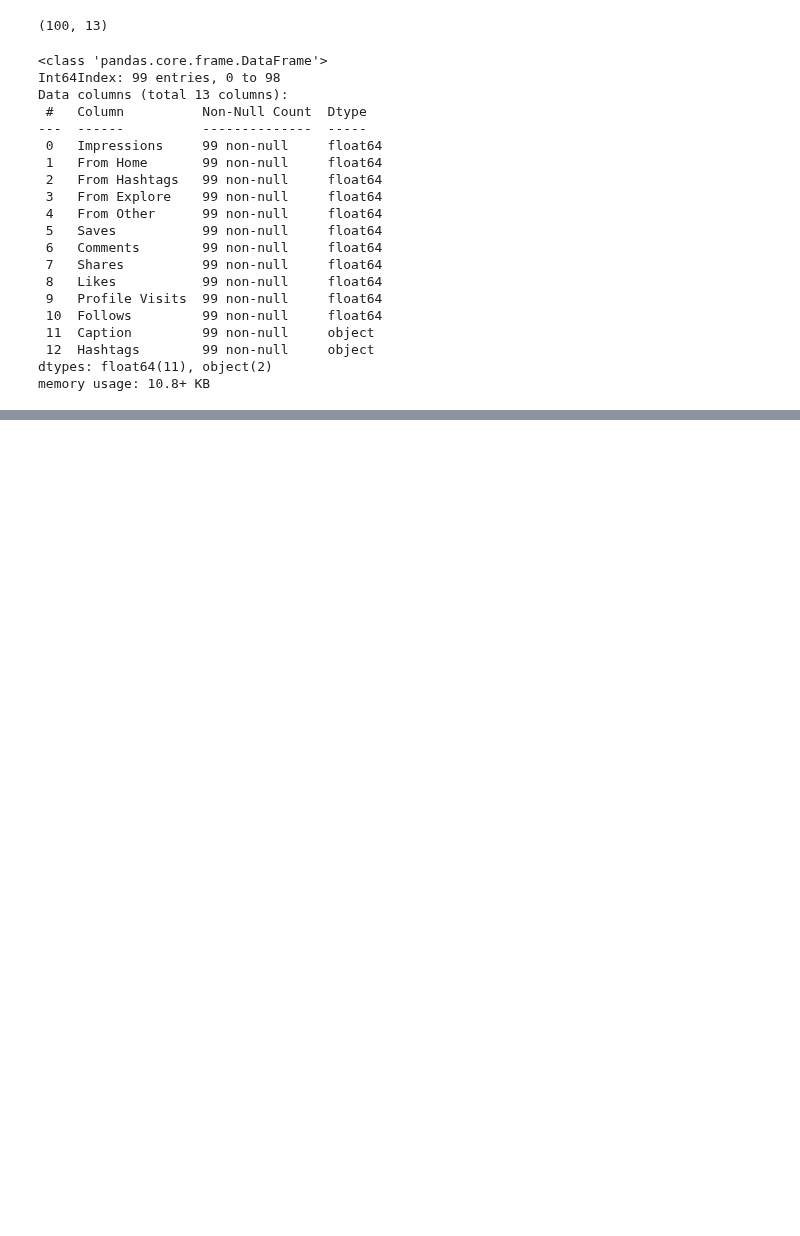
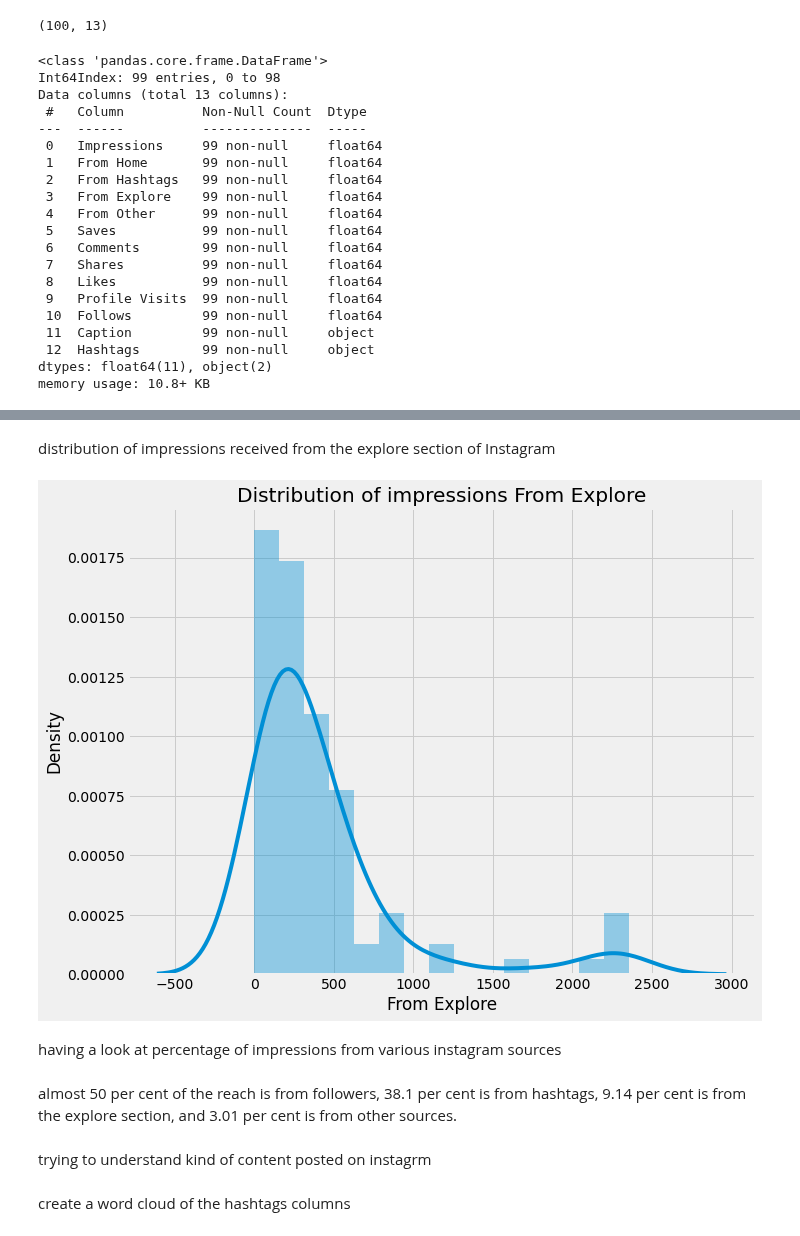
Before and after one commit to J-Kimani/DS, a Jupyter notebook: Projects/Instagram Reach Analysis/IRA.ipynb, the cells around one changed output, grey strips where cells are left out. Drawn from its saved outputs; the diff is of its cells as text; code cells hidden in the pictures; blank space fills up the shorter version.

```diff
--- a/Projects/Instagram Reach Analysis/IRA.ipynb
+++ b/Projects/Instagram Reach Analysis/IRA.ipynb
@@ -127,0 +150,9 @@ memory usage: 10.8+ KB
+# %% [markdown]
+distribution of impressions received from the explore section of Instagram
+# %%
+plt.figure(figsize= (10, 8))
+plt.title("Distribution of impressions From Explore")
+sn.distplot(df1["From Explore"])
+plt.show()
+# %% [output]
+[figure, added]
@@ -127,0 +163,2 @@ memory usage: 10.8+ KB
+# %% [markdown]
+having a look at percentage of impressions from various instagram sources
@@ -127,0 +178,6 @@ memory usage: 10.8+ KB
+# %% [markdown]
+almost 50 per cent of the reach is from followers, 38.1 per cent is from hashtags, 9.14 per cent is from the explore section, and 3.01 per cent is from other sources.
+# %% [markdown]
+trying to understand kind of content posted on instagrm
+# %% [markdown]
+create a word cloud of the hashtags columns
```
Also changed, not shown: parts of 15 cells of this notebook.
